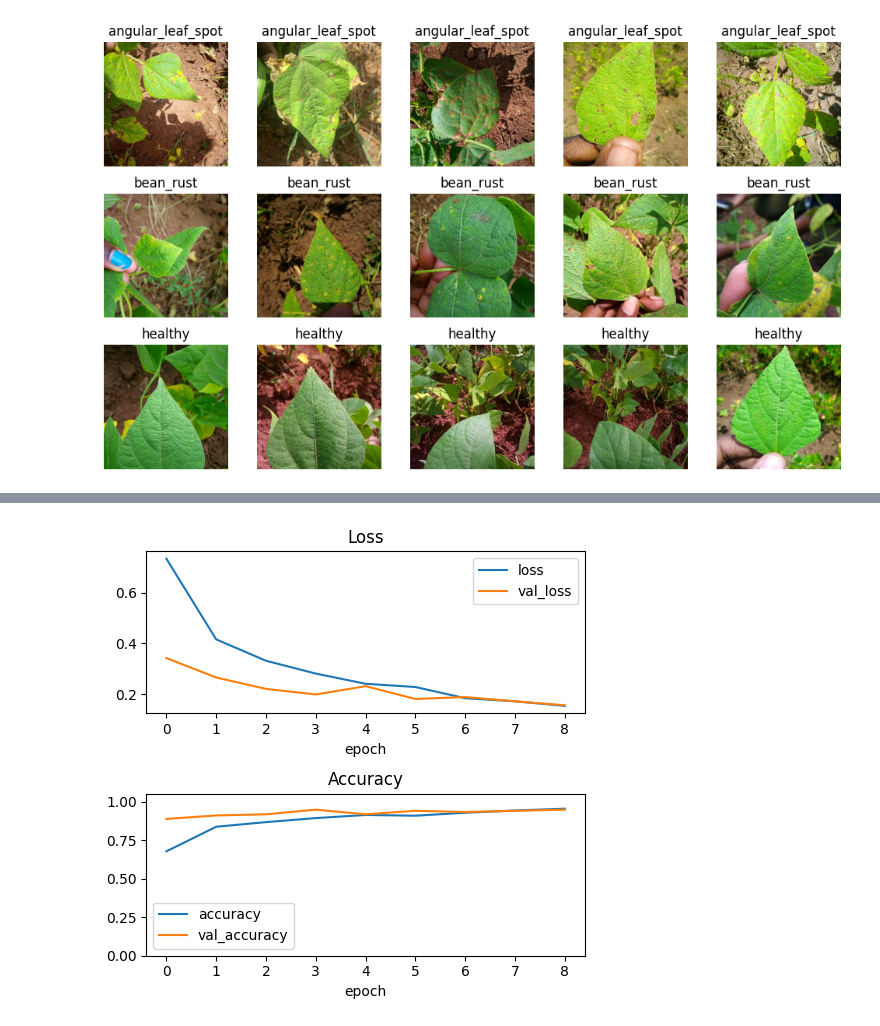
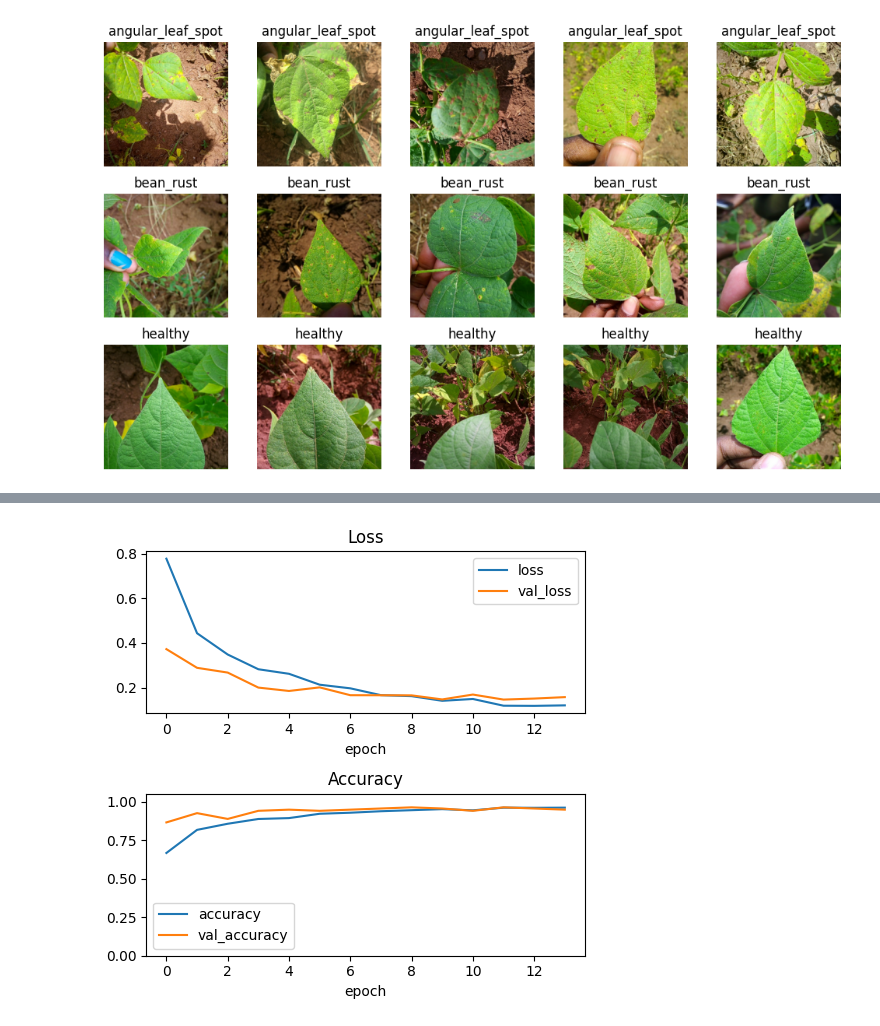
Before and after one commit to trizkynoviandy/bean-leaf-classification, a Jupyter notebook: bean_leaf_mobilenetv3.ipynb, the cells around one changed output, grey strips where cells are left out. Saved outputs shown, nothing was run; the diff lists cells and outputs as text; code cells hidden in the pictures.

```diff
--- a/bean_leaf_mobilenetv3.ipynb
+++ b/bean_leaf_mobilenetv3.ipynb
@@ -132,23 +139,23 @@ Epoch 9: val_accuracy did not improve from 0.94737
 # %%
-history_df = pd.DataFrame(history.history)
+history_df = pd.read_csv("history/history_mobilenetv3.csv")
 
 fig = plt.figure(figsize=(5, 5))
 ax1 = fig.add_subplot(211)
 ax1.set_title('Loss')
 ax1.plot(history_df['loss'], label='loss')
 ax1.plot(history_df['val_loss'], label='val_loss')
 ax1.set_xlabel("epoch")
 ax1.legend()
 
 ax2 = fig.add_subplot(212)
 ax2.set_title('Accuracy')
 ax2.plot(history_df['accuracy'], label='accuracy')
 ax2.plot(history_df['val_accuracy'], label='val_accuracy')
 ax2.set_xlabel("epoch")
 ax2.legend()
 ax2.set_ylim(0, 1.05)
 
 plt.tight_layout()
 plt.show()
 # %% [output]
-[figure, old version]
+[figure, new version]
```
Also changed, not shown: parts of 12 cells of this notebook.
